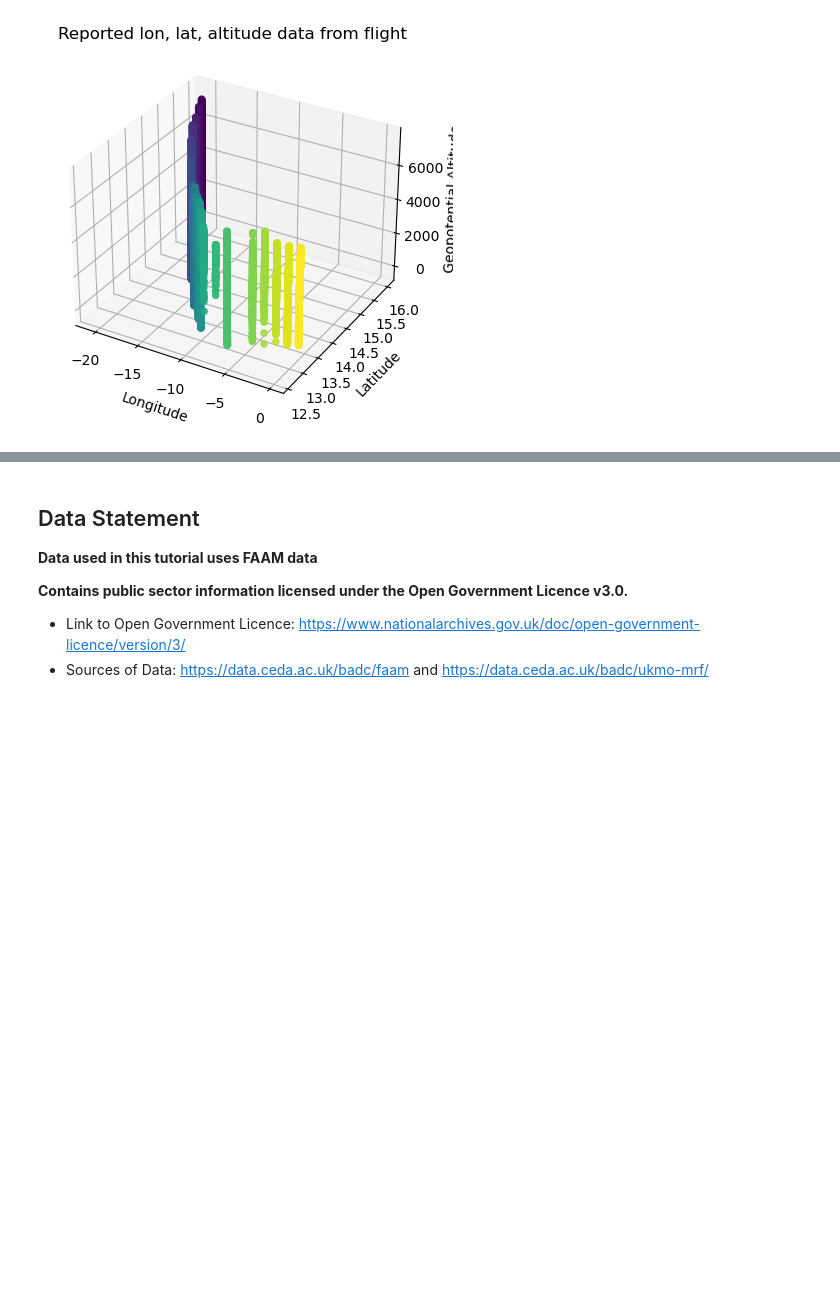
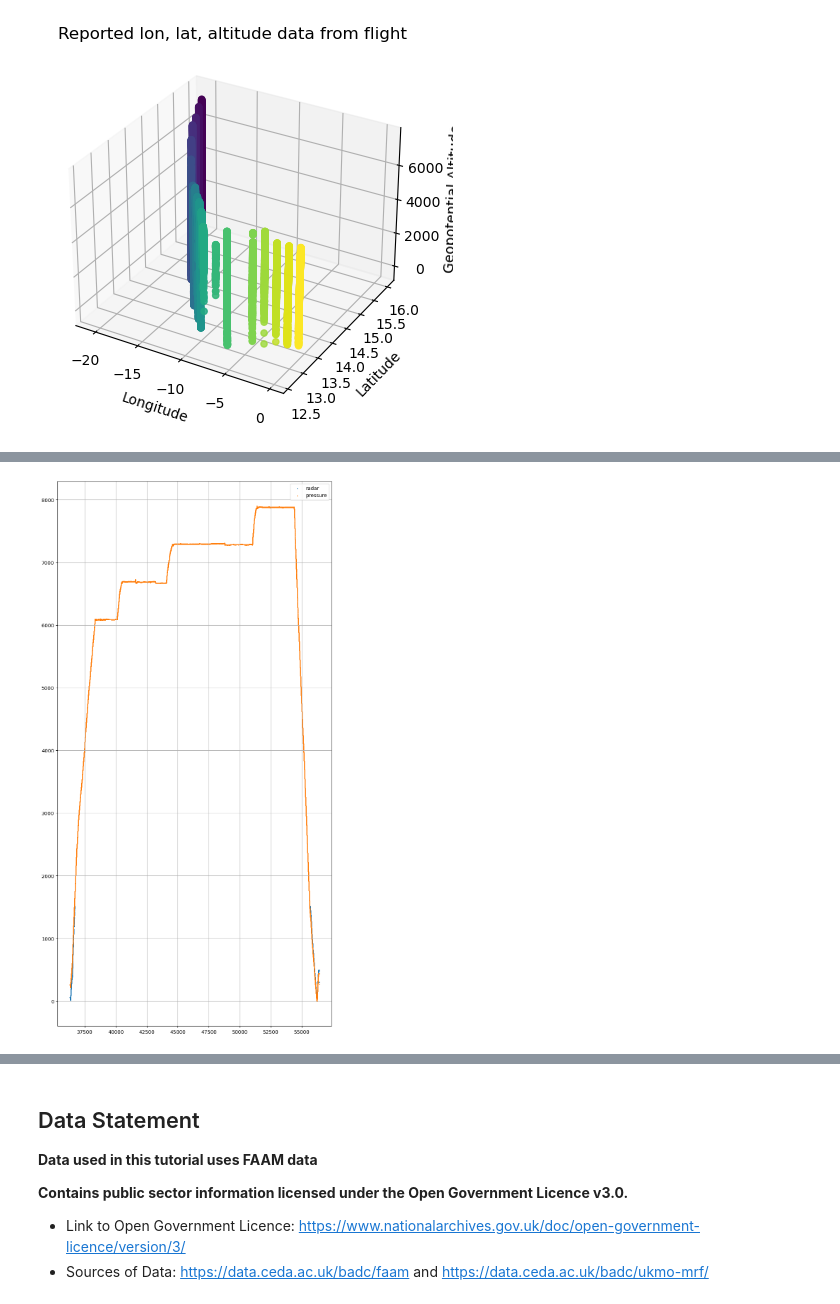
Before and after one commit to informatics-lab/spaceapps-2022-mo-bootcamp, a Jupyter notebook: Session_3_Met_Office_Data/03_aircraft_data.ipynb, the cells around one changed output, grey strips where cells are left out. Drawn from its saved outputs; the diff is of its cells as text; code cells hidden in the pictures; blank space fills up the shorter version.

Commit message:
Implement corrected flightpath

```diff
--- a/Session_3_Met_Office_Data/03_aircraft_data.ipynb
+++ b/Session_3_Met_Office_Data/03_aircraft_data.ipynb
@@ -830,0 +843,31 @@ plt.show()
+# %%
+corrected_cols = ['ElapsedUTsfrom0hrson20000830','RADAR HEIGHT        (METRES  )',
+       'ERROR FLAG (RADAR HEIGHT        )', 'CORRECTED LATITUDE  (DEGREES )',
+       'ERROR FLAG (CORRECTED LATITUDE  )', 'CORRECTED LONGITUDE (DEGREES )',
+       'ERROR FLAG (CORRECTED LONGITUDE )', 'PRESSURE HEIGHT     (METRES  )']
+plot_corrected_data = large_df[corrected_cols]
+# set the bad data to NaN
+error_flag_var_boolean = plot_corrected_data.columns.str.contains("ERROR FLAG")
+df_error_flags = plot_corrected_data.loc[:, error_flag_var_boolean]
+good_data_mask = (df_error_flags == "2") | (df_error_flags == "3")
+flag_to_data = np.concatenate((error_flag_var_boolean[1:], [False]))
+df_data = plot_corrected_data.loc[:, flag_to_data]
+df_data.apply(pd.to_numeric)
+good_data_mask.columns = df_data.columns
+nan_df = df_data.mask(good_data_mask, other=np.NaN)
+nan_cols = nan_df.columns
+plot_corrected_data = plot_corrected_data.copy()
+plot_corrected_data.loc[:, nan_cols] = nan_df
+plot_corrected_data.apply(pd.to_numeric)
+#remove error flags
+plot_corrected_data = plot_corrected_data[['ElapsedUTsfrom0hrson20000830','RADAR HEIGHT        (METRES  )','CORRECTED LATITUDE  (DEGREES )','CORRECTED LONGITUDE (DEGREES )','PRESSURE HEIGHT     (METRES  )']]
+values_on_a_col = (
+    plot_corrected_data['PRESSURE HEIGHT     (METRES  )'].notna()
+    | plot_corrected_data['RADAR HEIGHT        (METRES  )'].notna()
+    | plot_corrected_data['CORRECTED LONGITUDE (DEGREES )'].notna()
+    | plot_corrected_data['CORRECTED LATITUDE  (DEGREES )'].notna()
+)
+plot_corrected_data = plot_corrected_data.astype(float) # save the converted data, NaNs included
+plot_corrected_data = plot_corrected_data[values_on_a_col].astype(float)
+
+plot_corrected_data
@@ -830,0 +889,10 @@ plt.show()
+# %%
+fig, ax = plt.subplots(figsize=(10, 20)) # make the figure long to disambiguate individual points
+ax.scatter(plot_corrected_data["ElapsedUTsfrom0hrson20000830"], plot_corrected_data['RADAR HEIGHT        (METRES  )'], s=1, label='radar')
+ax.scatter(plot_corrected_data["ElapsedUTsfrom0hrson20000830"], plot_corrected_data['PRESSURE HEIGHT     (METRES  )'], s=1, label='pressure')
+plt.grid()
+plt.legend()
+
+plt.show()
+# %% [output]
+[figure, added]
```
Also changed, not shown: parts of 8 cells of this notebook.
